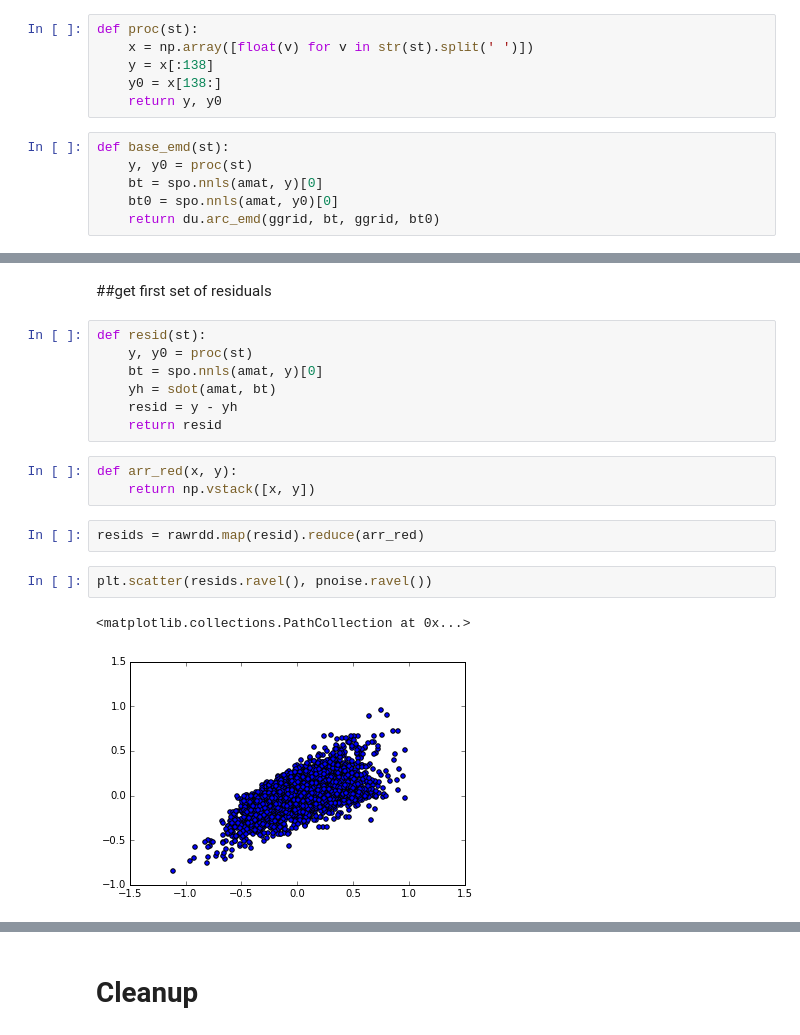
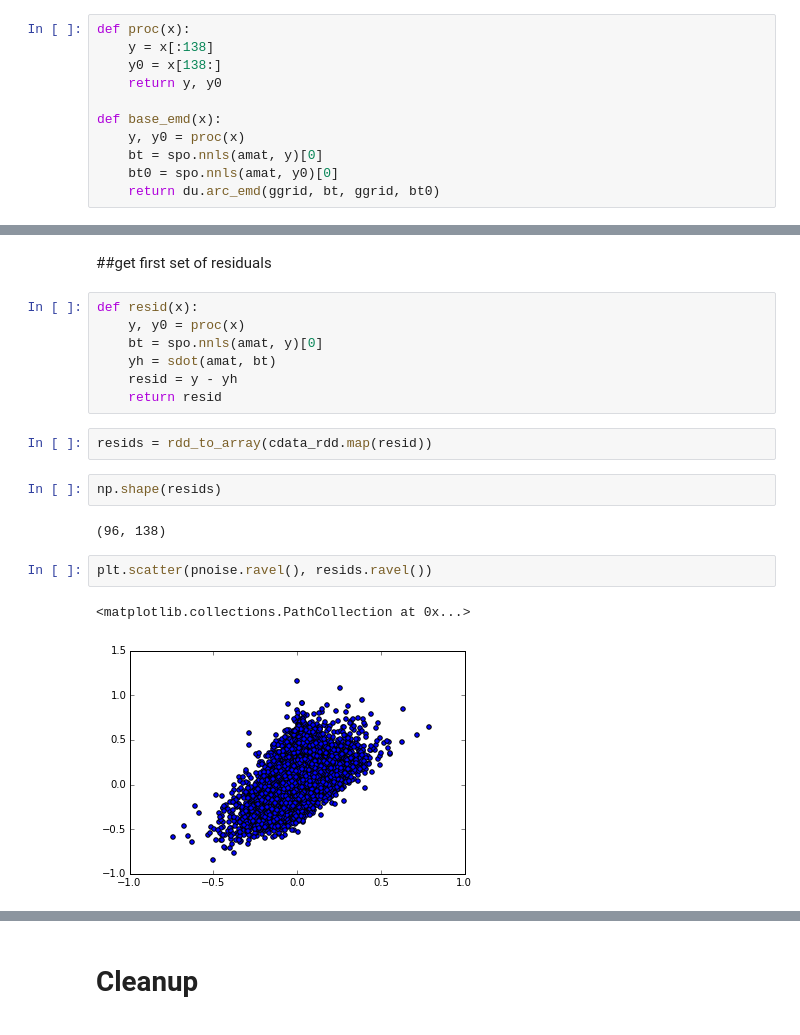
Before and after one commit to snarles/donuts2, a Jupyter notebook: analyses/dev_factor.ipynb, the cells around one changed output, grey strips where cells are left out. Cells and saved outputs as stored; diff of their text form.

```diff
--- a/analyses/dev_factor.ipynb
+++ b/analyses/dev_factor.ipynb
@@ -96,14 +103,13 @@ cdata_rdd.count()
 # %% [markdown]
 ## baseline emd
-# %%
-def proc(st):
-    x = np.array([float(v) for v in str(st).split(' ')])
-    y = x[:138]
-    y0 = x[138:]
-    return y, y0
 # %%
-def base_emd(st):
-    y, y0 = proc(st)
+def proc(x):
+    y = x[:138]
+    y0 = x[138:]
+    return y, y0
+
+def base_emd(x):
+    y, y0 = proc(x)
     bt = spo.nnls(amat, y)[0]
     bt0 = spo.nnls(amat, y0)[0]
     return du.arc_emd(ggrid, bt, ggrid, bt0)
@@ -116,19 +122,20 @@ np.mean(res)
 # %% [markdown]
 ##get first set of residuals
 # %%
-def resid(st):
-    y, y0 = proc(st)
+def resid(x):
+    y, y0 = proc(x)
     bt = spo.nnls(amat, y)[0]
     yh = sdot(amat, bt)
     resid = y - yh
     return resid
-# %%
-def arr_red(x, y):
-    return np.vstack([x, y])
 # %%
-resids = rawrdd.map(resid).reduce(arr_red)
+resids = rdd_to_array(cdata_rdd.map(resid))
+# %%
+np.shape(resids)
+# %% [output]
+(96, 138)
 # %%
-plt.scatter(resids.ravel(), pnoise.ravel())
+plt.scatter(pnoise.ravel(), resids.ravel())
 # %% [output]
 <matplotlib.collections.PathCollection at 0x...>
-[figure, old version]
+[figure, new version]
```
Also changed, not shown: parts of 12 cells of this notebook.
